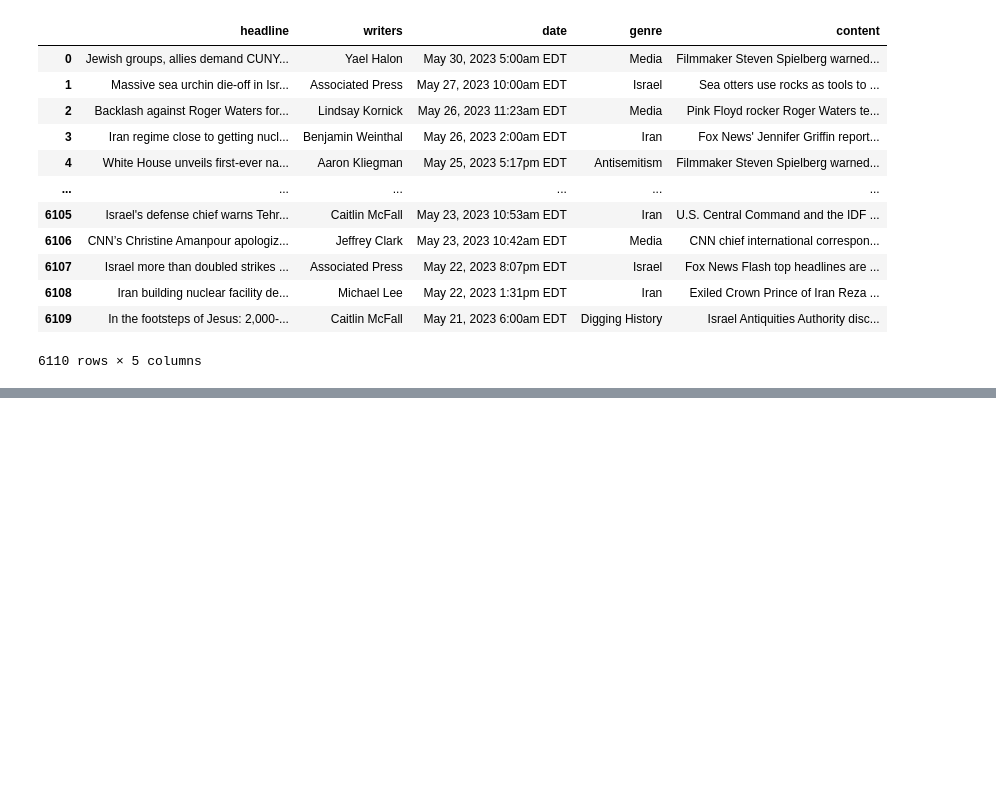
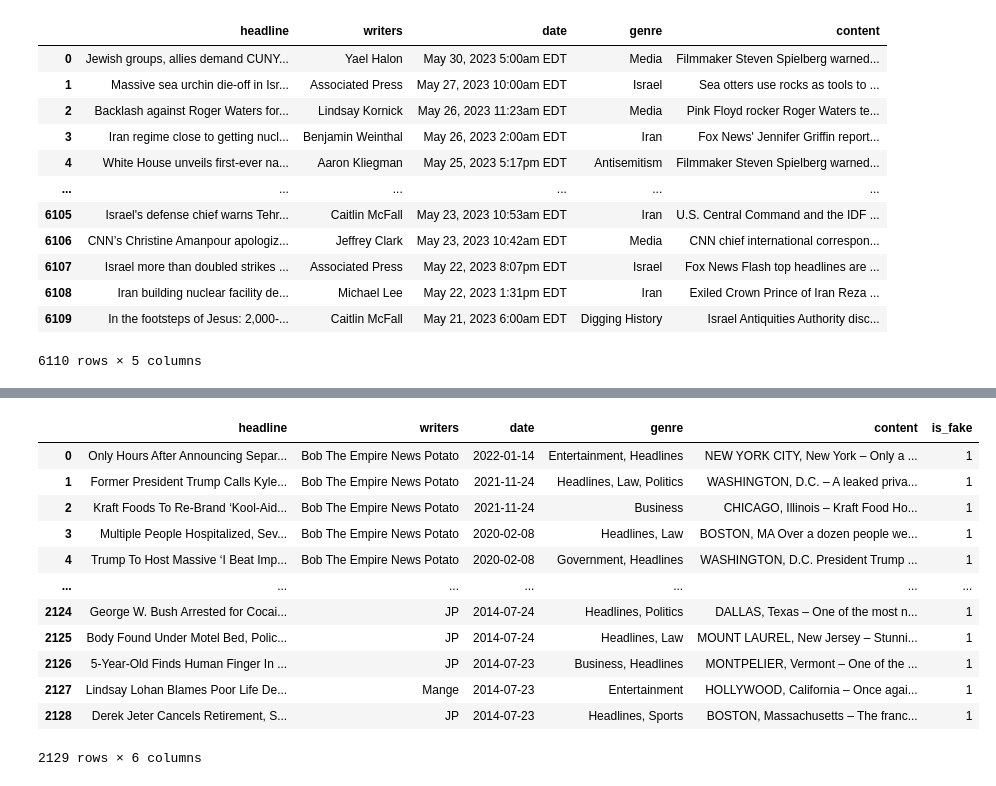
Before and after one commit to hadarasher/fake_news, a Jupyter notebook: MainProj.ipynb, the cells around one changed output, grey strips where cells are left out. Cells and saved outputs as stored; diff of their text form; code cells hidden in the pictures; blank space fills up the shorter version.

```diff
--- a/MainProj.ipynb
+++ b/MainProj.ipynb
@@ -597,0 +713,27 @@ my_df
+# %%
+#Empire News
+empirenews_df = pd.read_csv('empirenews.csv')
+
+#remove the "posted in" words
+empirenews_df['genre'] = empirenews_df['genre'].str.replace('Posted in', '')
+
+#changing the date format
+empirenews_df['date'] = pd.to_datetime(empirenews_df['date']).dt.normalize()
+
+#add is_fake column and set to 1 - fake news website
+empirenews_df['is_fake']=1
+empirenews_df
+# %% [output]
+|  | headline | writers | date | genre | content | is_fake |
+| 0 | Only Hours After Announcing Separ... | Bob The Empire News Potato | 2022-01-14 | Entertainment, Headlines | NEW YORK CITY, New York – Only a ... | 1 |
+| 1 | Former President Trump Calls Kyle... | Bob The Empire News Potato | 2021-11-24 | Headlines, Law, Politics | WASHINGTON, D.C. – A leaked priva... | 1 |
+| 2 | Kraft Foods To Re-Brand ‘Kool-Aid... | Bob The Empire News Potato | 2021-11-24 | Business | CHICAGO, Illinois – Kraft Food Ho... | 1 |
+| 3 | Multiple People Hospitalized, Sev... | Bob The Empire News Potato | 2020-02-08 | Headlines, Law | BOSTON, MA Over a dozen people we... | 1 |
+| 4 | Trump To Host Massive ‘I Beat Imp... | Bob The Empire News Potato | 2020-02-08 | Government, Headlines | WASHINGTON, D.C. President Trump ... | 1 |
+| ... | ... | ... | ... | ... | ... | ... |
+| 2124 | George W. Bush Arrested for Cocai... | JP | 2014-07-24 | Headlines, Politics | DALLAS, Texas – One of the most n... | 1 |
+| 2125 | Body Found Under Motel Bed, Polic... | JP | 2014-07-24 | Headlines, Law | MOUNT LAUREL, New Jersey – Stunni... | 1 |
+| 2126 | 5-Year-Old Finds Human Finger In ... | JP | 2014-07-23 | Business, Headlines | MONTPELIER, Vermont – One of the ... | 1 |
+| 2127 | Lindsay Lohan Blames Poor Life De... | Mange | 2014-07-23 | Entertainment | HOLLYWOOD, California – Once agai... | 1 |
+| 2128 | Derek Jeter Cancels Retirement, S... | JP | 2014-07-23 | Headlines, Sports | BOSTON, Massachusetts – The franc... | 1 |
+2129 rows × 6 columns
```
Also changed, not shown: parts of 25 cells of this notebook.
